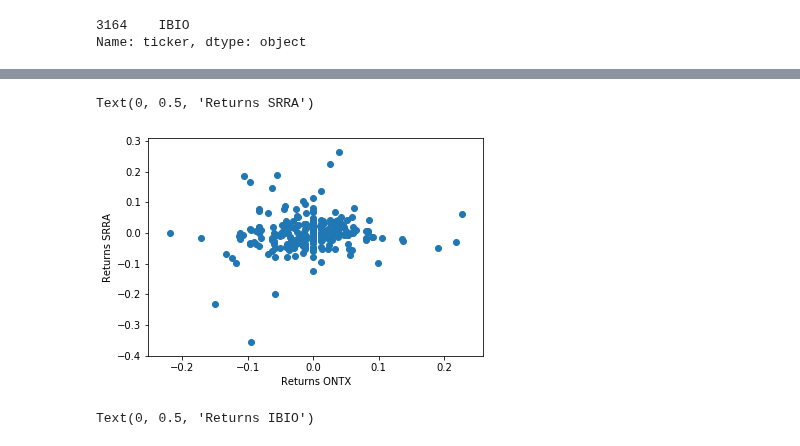
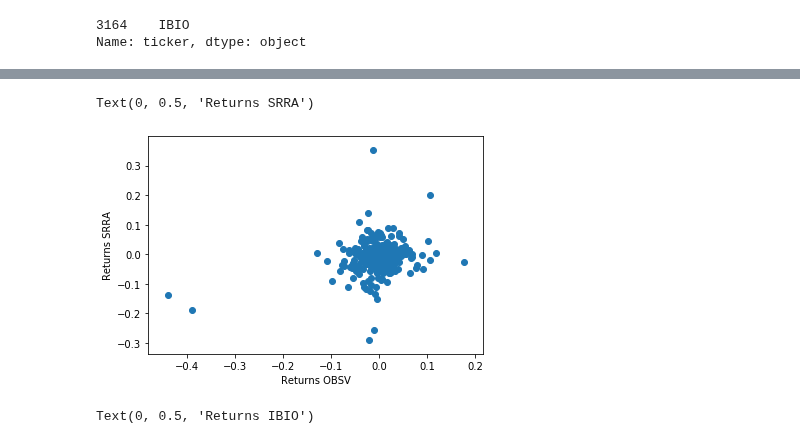
Before and after one commit to dcovarru/investmentsPython, a Jupyter notebook: investments.ipynb, the cells around one changed output, grey strips where cells are left out. Saved outputs shown, nothing was run; the diff lists cells and outputs as text; code cells hidden in the pictures.

```diff
--- a/investments.ipynb
+++ b/investments.ipynb
@@ -54,6 +89,6 @@ Name: ticker, dtype: object
 # Create Array with Tickers
 #########################
 
-myTickers = ['AGRX', 'ONTX', 'IBIO', 'SRRA']
+myTickers = ['AGRX', 'ONTX', 'IBIO', 'SRRA', 'OBSV']
 myTickers
 # %% [output]
@@ -114,10 +151,10 @@ scatter_matrix(calPerChange, diagonal='kde', alpha=0.2, figsize=(4, 4));
 # %%
-plt.scatter(calPerChange2.IBIO, calPerChange2.AGRX)
-plt.xlabel('Returns ONTX')
+plt.scatter(calPerChange.OBSV, calPerChange.SRRA)
+plt.xlabel('Returns OBSV')
 plt.ylabel('Returns SRRA')
 # %% [output]
 Text(0, 0.5, 'Returns SRRA')
-[figure, old version]
+[figure, new version]
 # %%
 #########################
 # One outlier, remove
```
Also changed, not shown: parts of 8 cells of this notebook.
